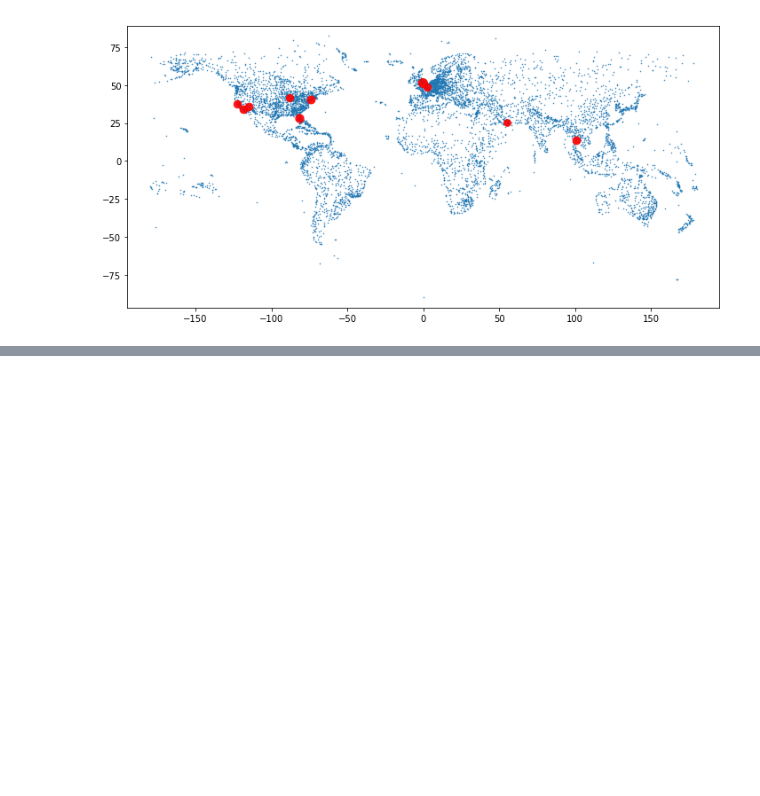
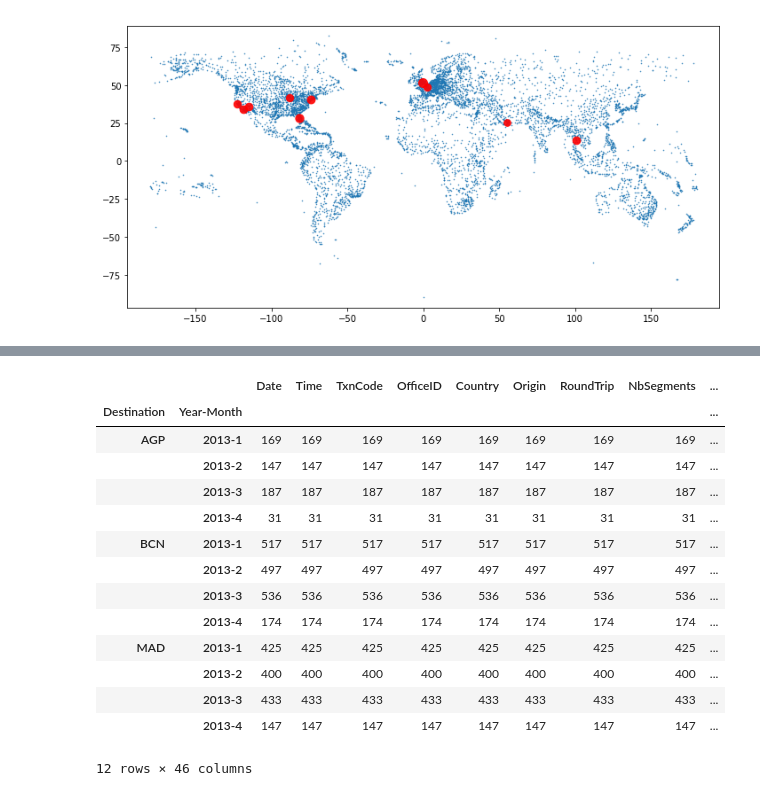
Before and after one commit to nopaixx/data-science, a Jupyter notebook: challenger.ipynb, the cells around one changed output, grey strips where cells are left out. Drawn from its saved outputs; the diff is of its cells as text; code cells hidden in the pictures; blank space fills up the shorter version.

```diff
--- a/challenger.ipynb
+++ b/challenger.ipynb
@@ -215,0 +371,18 @@ plt.tight_layout()
+# %%
+sample.groupby(["Destination","Year-Month"]).count()
+# %% [output]
+|  |  | Date | Time | TxnCode | OfficeID | Country | Origin | RoundTrip | NbSegments | ... |
+| Destination | Year-Month |  |  |  |  |  |  |  |  | ... |
+| AGP | 2013-1 | 169 | 169 | 169 | 169 | 169 | 169 | 169 | 169 | ... |
+|  | 2013-2 | 147 | 147 | 147 | 147 | 147 | 147 | 147 | 147 | ... |
+|  | 2013-3 | 187 | 187 | 187 | 187 | 187 | 187 | 187 | 187 | ... |
+|  | 2013-4 | 31 | 31 | 31 | 31 | 31 | 31 | 31 | 31 | ... |
+| BCN | 2013-1 | 517 | 517 | 517 | 517 | 517 | 517 | 517 | 517 | ... |
+|  | 2013-2 | 497 | 497 | 497 | 497 | 497 | 497 | 497 | 497 | ... |
+|  | 2013-3 | 536 | 536 | 536 | 536 | 536 | 536 | 536 | 536 | ... |
+|  | 2013-4 | 174 | 174 | 174 | 174 | 174 | 174 | 174 | 174 | ... |
+| MAD | 2013-1 | 425 | 425 | 425 | 425 | 425 | 425 | 425 | 425 | ... |
+|  | 2013-2 | 400 | 400 | 400 | 400 | 400 | 400 | 400 | 400 | ... |
+|  | 2013-3 | 433 | 433 | 433 | 433 | 433 | 433 | 433 | 433 | ... |
+|  | 2013-4 | 147 | 147 | 147 | 147 | 147 | 147 | 147 | 147 | ... |
+12 rows × 46 columns
```
Also changed, not shown: parts of 11 cells of this notebook, 2 other files.
